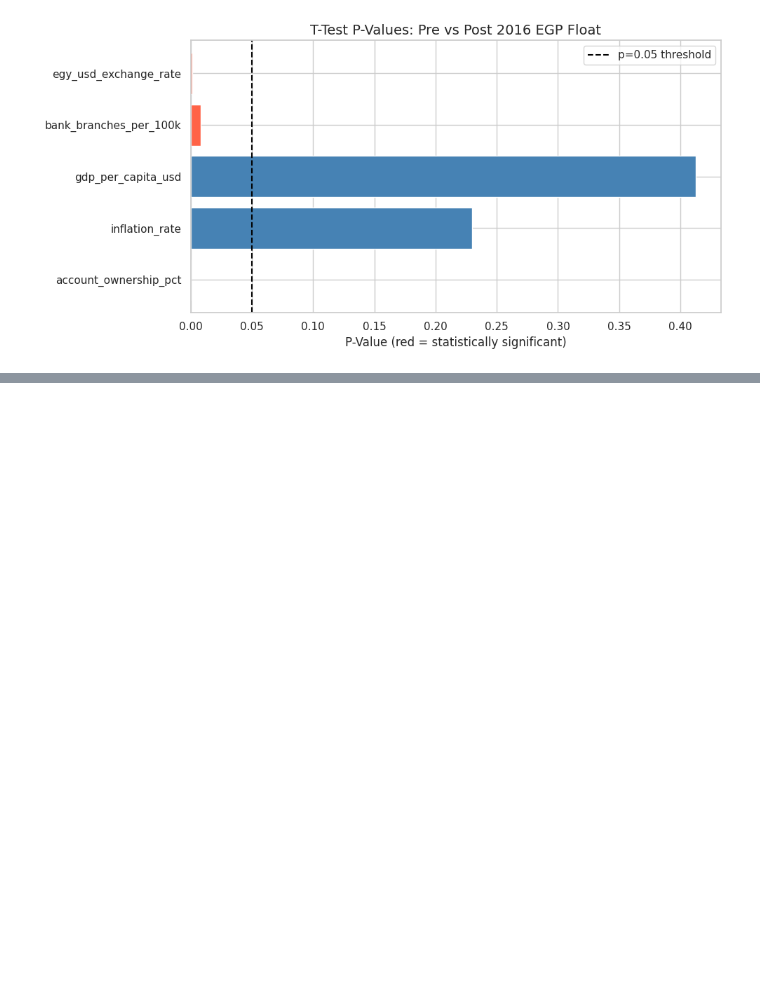
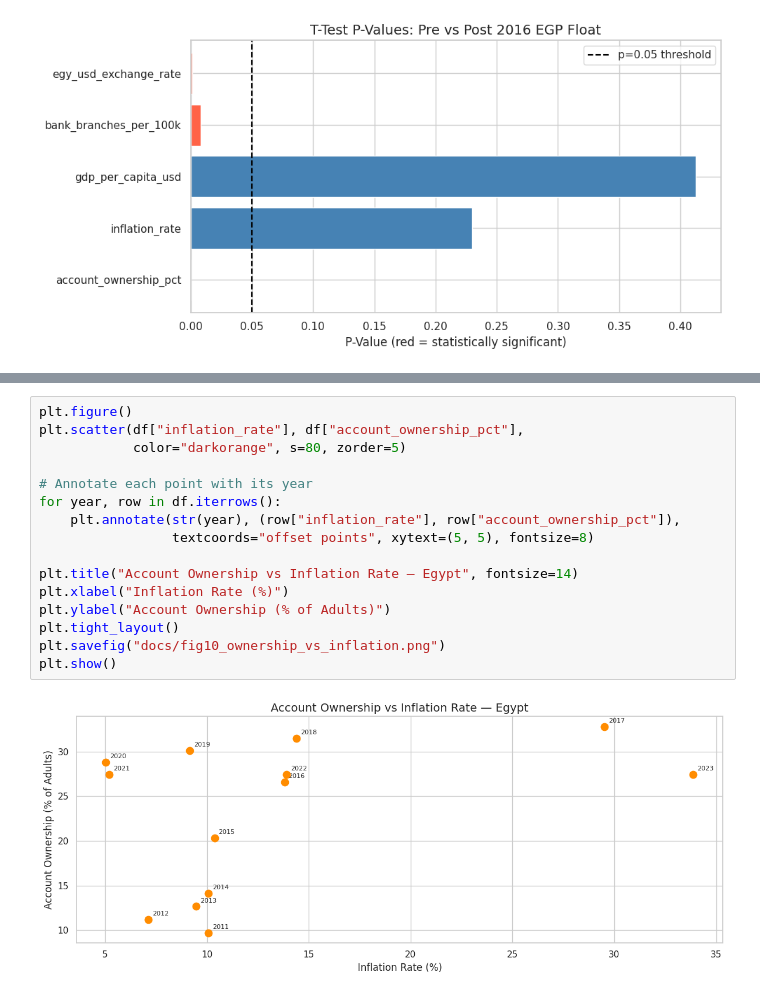
Before and after one commit to monke-v22/egypt-financial-inclusion, a Jupyter notebook: notebooks/eda_notebook.ipynb, the cells around one changed output, grey strips where cells are left out. Cells and saved outputs as stored; diff of their text form; blank space fills up the shorter version.

```diff
--- a/notebooks/eda_notebook.ipynb
+++ b/notebooks/eda_notebook.ipynb
@@ -191,0 +223,18 @@ plt.show()
+# %%
+plt.figure()
+plt.scatter(df["inflation_rate"], df["account_ownership_pct"],
+            color="darkorange", s=80, zorder=5)
+
+# Annotate each point with its year
+for year, row in df.iterrows():
+    plt.annotate(str(year), (row["inflation_rate"], row["account_ownership_pct"]),
+                 textcoords="offset points", xytext=(5, 5), fontsize=8)
+
+plt.title("Account Ownership vs Inflation Rate — Egypt", fontsize=14)
+plt.xlabel("Inflation Rate (%)")
+plt.ylabel("Account Ownership (% of Adults)")
+plt.tight_layout()
+plt.savefig("docs/fig10_ownership_vs_inflation.png")
+plt.show()
+# %% [output]
+[figure, added]
```
Also changed, not shown: parts of 5 cells of this notebook, 5 other files.
